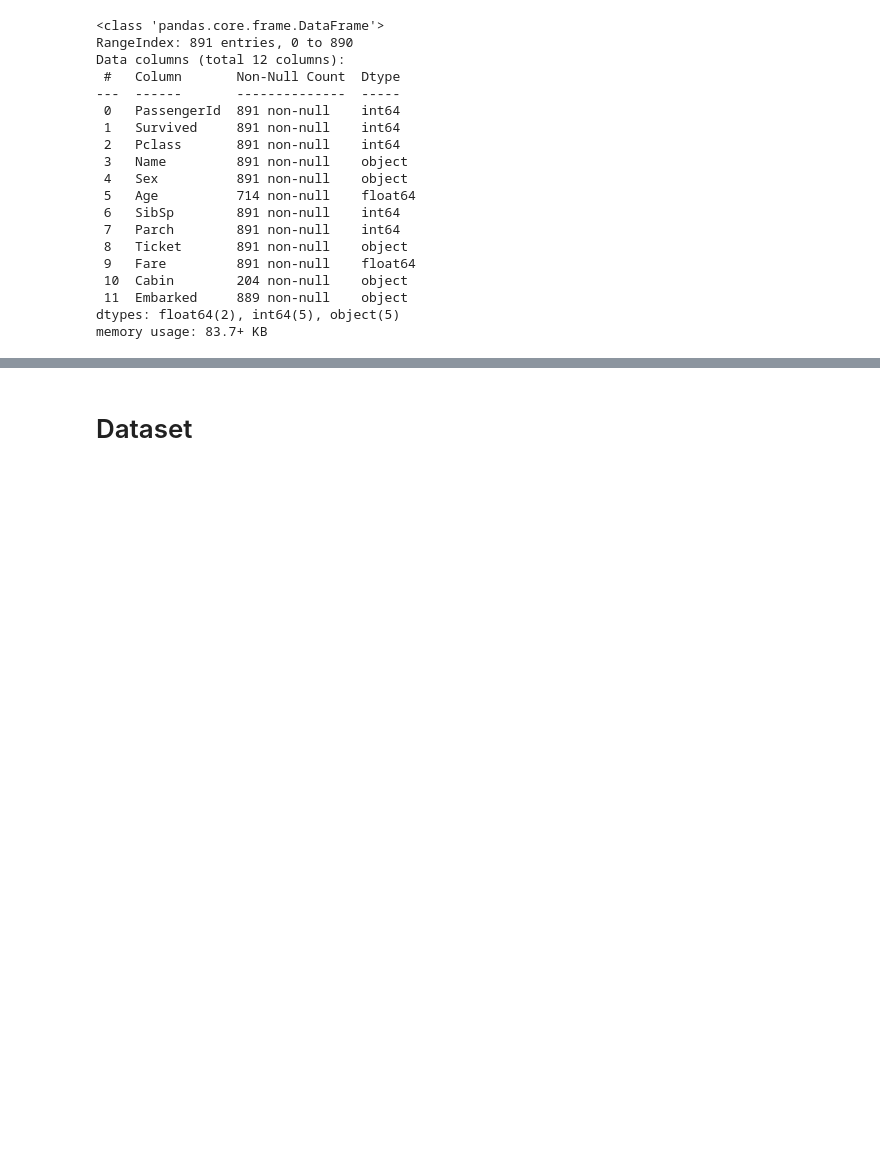
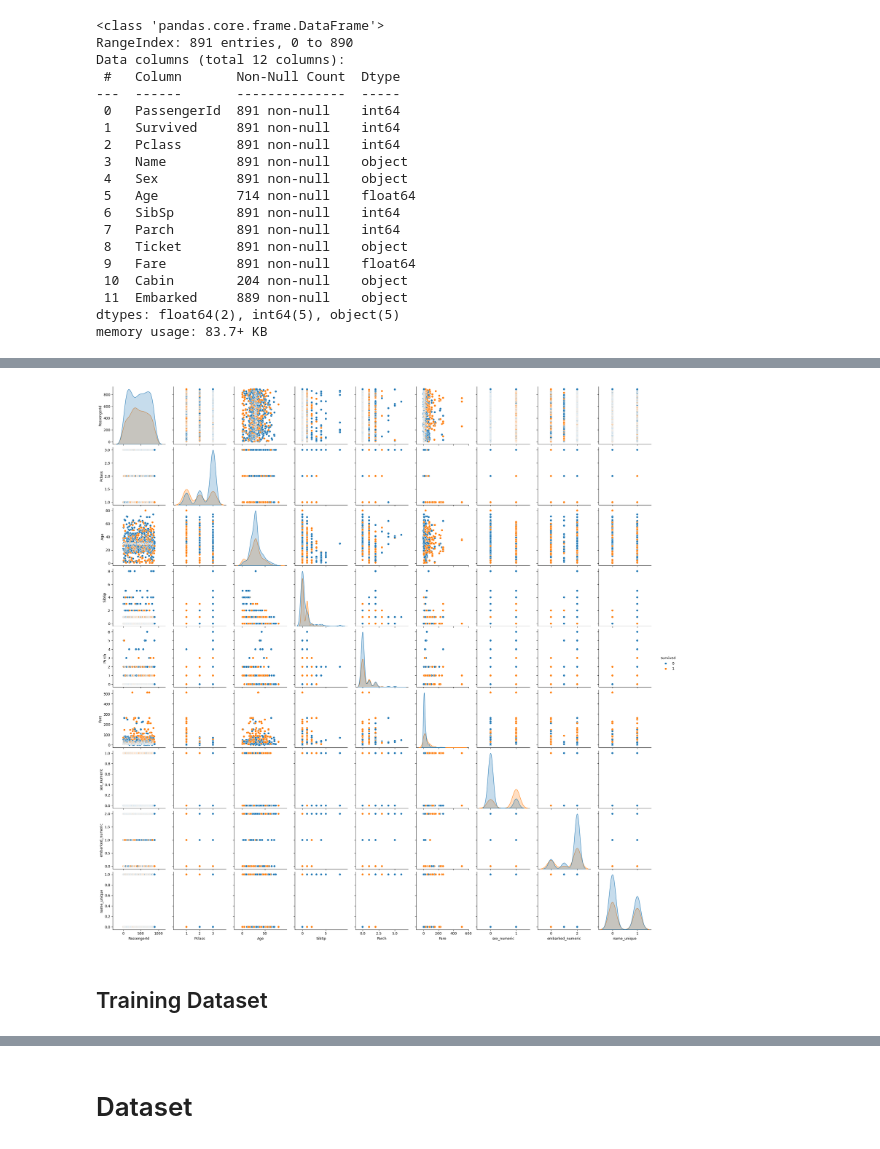
Before and after one commit to schbm/pytanic, a Jupyter notebook: main.ipynb, the cells around one changed output, grey strips where cells are left out. Saved outputs shown, nothing was run; the diff lists cells and outputs as text; code cells hidden in the pictures; blank space fills up the shorter version.

Commit message:
added training

```diff
--- a/main.ipynb
+++ b/main.ipynb
@@ -16,5 +16,6 @@ True
 # Data Preprocessing
 # %%
 import pandas
-df = pandas.read_csv("train.csv")
+train_df = pandas.read_csv("train.csv")
+test_df = pandas.read_csv("test.csv")
 # %%
@@ -66,0 +104,13 @@ df.drop(columns="PassengerId")
+# %%
+# convert age NA to mean
+train_df["Age"] = train_df["Age"].fillna(train_df["Age"].mean())
+# convert embarked to mode
+train_df["Embarked"] = train_df["Embarked"].fillna(train_df["Embarked"].mode()[0])
+# map sex to new numeric col
+train_df["sex_numeric"] = train_df["Sex"].map({"male": 0, "female": 1})
+# map embarked to new numberic col
+train_df["embarked_numeric"] = train_df["Embarked"].map({"C": 0, "Q": 1,"S": 2})
+# split first part of name (last name) into new colum
+train_df["Name_first_part"] = train_df["Name"].str.split(",").str[0]
+# add new numeric col which represents uniqueness of the lastnae
+train_df['name_unique'] = train_df['Name_first_part'].duplicated(keep=False).astype(int)
@@ -66,0 +169,11 @@ df.drop(columns="PassengerId")
+# %%
+import seaborn as sns
+import matplotlib.pyplot as plt
+
+# Pairplot to visualize pairwise relationships and correlations
+sns.pairplot(train_df, hue="Survived")
+plt.show()
+# %% [output]
+[figure, added]
+# %% [markdown]
+## Training Dataset
```
Also changed, not shown: parts of 24 cells of this notebook.
